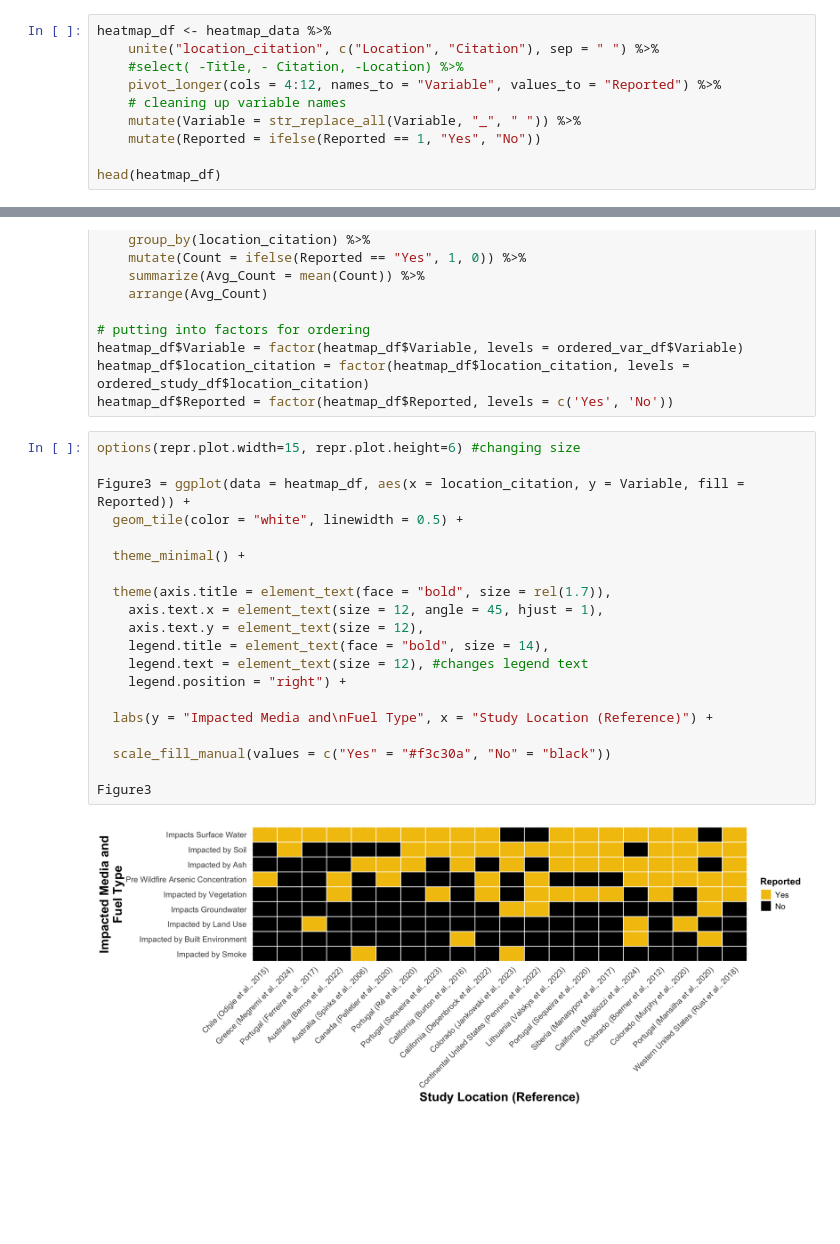
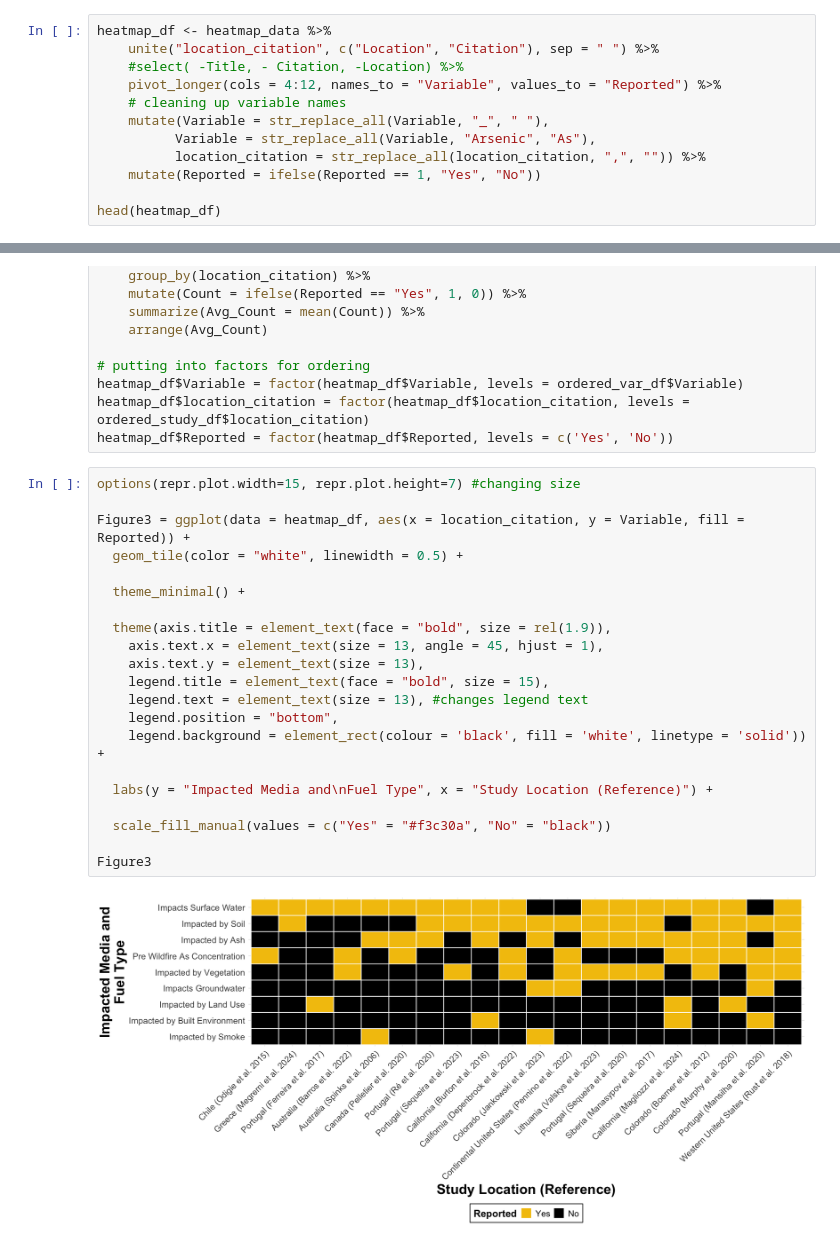
Before and after one commit to Ragerlab/Wildfire-Mobilization-of-Arsenic-into-Water-Resources-A-Systematic-Literature-Review, a Jupyter notebook: Figure 3.ipynb, the cells around one changed output, grey strips where cells are left out. Cells and saved outputs as stored; diff of their text form; blank space fills up the shorter version.

```diff
--- a/Figure 3.ipynb
+++ b/Figure 3.ipynb
@@ -46,7 +46,9 @@ heatmap_df <- heatmap_data %>%
     #select( -Title, - Citation, -Location) %>%
     pivot_longer(cols = 4:12, names_to = "Variable", values_to = "Reported") %>%
     # cleaning up variable names
-    mutate(Variable = str_replace_all(Variable, "_", " ")) %>%
+    mutate(Variable = str_replace_all(Variable, "_", " "),
+          Variable = str_replace_all(Variable, "Arsenic", "As"),
+          location_citation = str_replace_all(location_citation, ",", "")) %>%
     mutate(Reported = ifelse(Reported == 1, "Yes", "No"))
 
 head(heatmap_df)
@@ -79,27 +81,28 @@ heatmap_df$Variable = factor(heatmap_df$Variable, levels = ordered_var_df$Variab
 heatmap_df$location_citation = factor(heatmap_df$location_citation, levels = ordered_study_df$location_citation)
 heatmap_df$Reported = factor(heatmap_df$Reported, levels = c('Yes', 'No'))
 # %%
-options(repr.plot.width=15, repr.plot.height=6) #changing size
+options(repr.plot.width=15, repr.plot.height=7) #changing size
 
 Figure3 = ggplot(data = heatmap_df, aes(x = location_citation, y = Variable, fill = Reported)) +
   geom_tile(color = "white", linewidth = 0.5) +
 
   theme_minimal() +
 
-  theme(axis.title = element_text(face = "bold", size = rel(1.7)),
-    axis.text.x = element_text(size = 12, angle = 45, hjust = 1),
-    axis.text.y = element_text(size = 12),
-    legend.title = element_text(face = "bold", size = 14),
-    legend.text = element_text(size = 12), #changes legend text
-    legend.position = "right") +
+  theme(axis.title = element_text(face = "bold", size = rel(1.9)),
+    axis.text.x = element_text(size = 13, angle = 45, hjust = 1),
+    axis.text.y = element_text(size = 13),
+    legend.title = element_text(face = "bold", size = 15),
+    legend.text = element_text(size = 13), #changes legend text
+    legend.position = "bottom",
+    legend.background = element_rect(colour = 'black', fill = 'white', linetype = 'solid')) +
 
   labs(y = "Impacted Media and\nFuel Type", x = "Study Location (Reference)") +
 
   scale_fill_manual(values = c("Yes" = "#f3c30a", "No" = "black"))
 
 Figure3
 # %% [output]
-[figure, old version]
+[figure, new version]
 # %%
 # exporting figure
 ggsave(Figure3,
```
Also changed, not shown: parts of 3 cells of this notebook, 1 other file.
